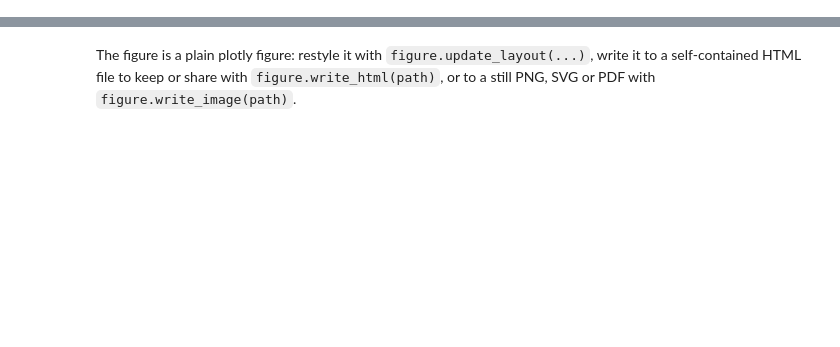
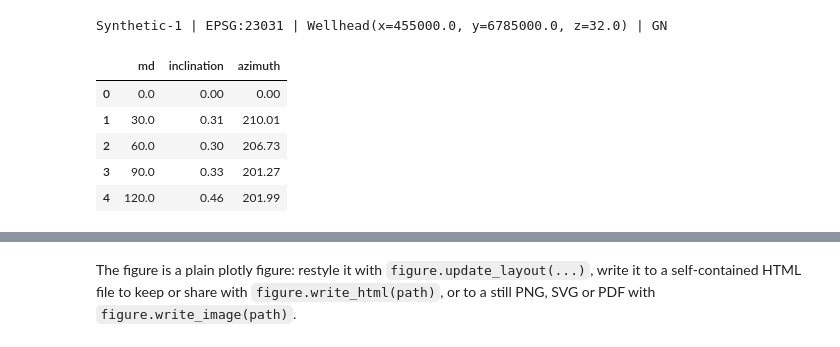
Before and after one commit to equinor/geodetic-engine, a Jupyter notebook: examples/welltrajectory_examples.ipynb, the cells around one changed output, grey strips where cells are left out. Cells and saved outputs as stored; diff of their text form; code cells hidden in the pictures; blank space fills up the shorter version.

```diff
--- a/examples/welltrajectory_examples.ipynb
+++ b/examples/welltrajectory_examples.ipynb
@@ -618,0 +29,20 @@ http://127.0.0.1:39233/Extended-reach-well-coloured-by-MD-3.html
+# %%
+from importlib.resources import files
+
+from geodetic_engine.welltrajectory import TrajectoryInput
+
+survey_file = (
+    files("geodetic_engine.welltrajectory") / "example_data" / "synthetic_well.csv"
+)
+well = TrajectoryInput.from_csv(survey_file)
+
+print(well.name, well.crs, well.wellhead, well.north_reference, sep=" | ")
+well.to_dataframe().head()
+# %% [output]
+Synthetic-1 | EPSG:23031 | Wellhead(x=455000.0, y=6785000.0, z=32.0) | GN
+|  | md | inclination | azimuth |
+| 0 | 0.0 | 0.00 | 0.00 |
+| 1 | 30.0 | 0.31 | 210.01 |
+| 2 | 60.0 | 0.30 | 206.73 |
+| 3 | 90.0 | 0.33 | 201.27 |
+| 4 | 120.0 | 0.46 | 201.99 |
```
Also changed, not shown: parts of 58 cells of this notebook, 17 other files.
